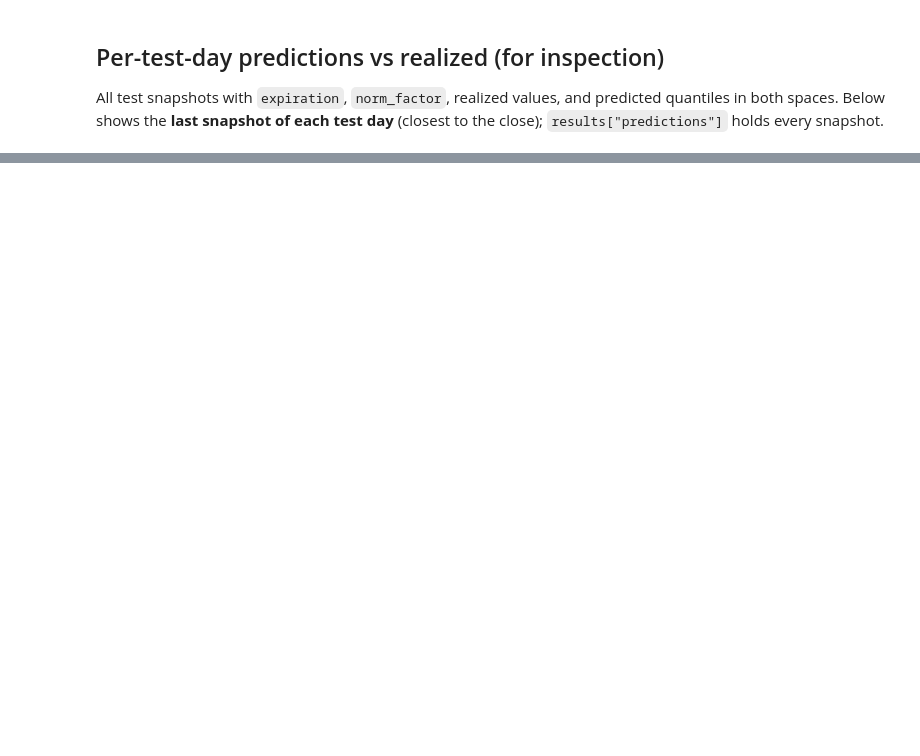
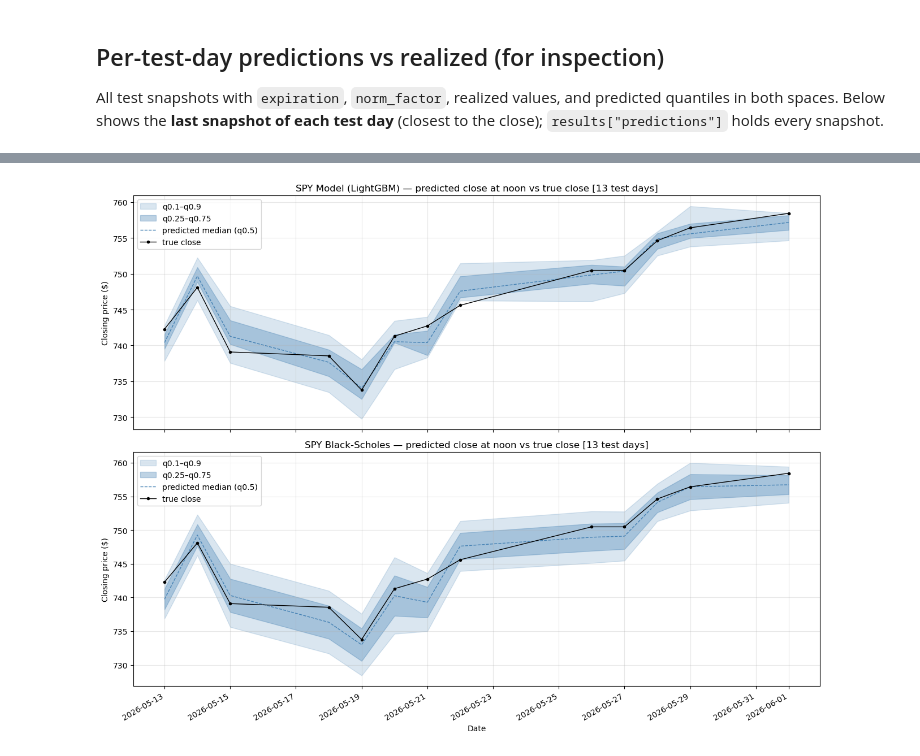
Before and after one commit to lezhou6/0dte-options-strategy, a Jupyter notebook: notebooks/11_train_v2.ipynb, the cells around one changed output, grey strips where cells are left out. Cells and saved outputs as stored; diff of their text form; code cells hidden in the pictures; blank space fills up the shorter version.

```diff
--- a/notebooks/11_train_v2.ipynb
+++ b/notebooks/11_train_v2.ipynb
@@ -759,0 +716,64 @@ KeyboardInterrupt:
+# %%
+# ── Predicted closing price at noon vs actual close — model & Black-Scholes (test days) ──
+# Reconstructs the close from each noon snapshot: close = underlying * exp(log_return),
+# where log_return = log_return_norm * norm_factor. Bands show the quantile fan.
+import matplotlib.pyplot as plt
+
+_symbol = os.path.basename(cfg.data_path).split(".")[0]
+_q = list(cfg.quantiles)
+_nq = len(_q)
+
+# Pooled test predictions hold the model's per-row quantiles in log-return space
+# (q{ql}_lr = pred_norm * norm_factor). Bring in underlying_price (spot) + ttm to rebuild prices.
+# If folds overlap (test_days > stride_days) the same snapshot repeats, so dedupe first.
+_src = load_dataset(cfg)[[cfg.group_col, "timestamp", cfg.underlying_col, BS_TTM_COL]]
+_p = (results["predictions"]
+      .drop_duplicates(subset=[cfg.group_col, "timestamp"])
+      .merge(_src, on=[cfg.group_col, "timestamp"], how="left"))
+assert _p[cfg.underlying_col].notna().all(), "underlying_price merge produced NaNs"
+
+_spot = _p[cfg.underlying_col].to_numpy()
+_nf = _p[cfg.norm_factor_col].to_numpy()
+
+_p["true_close"] = _spot * np.exp(_p["realized_log_return"].to_numpy())
+_bs_norm = bs_predict_quantiles(_p, cfg)                      # Black-Scholes, normalized space
+for j, ql in enumerate(_q):
+    _p[f"model_close_{j}"] = _spot * np.exp(_p[f"q{ql}_lr"].to_numpy())   # model: lr -> price
+    _p[f"bs_close_{j}"]    = _spot * np.exp(_bs_norm[:, j] * _nf)         # bs: norm -> lr -> price
+
+# one snapshot per test day: the one nearest noon
+_ts = pd.to_datetime(_p["timestamp"])
+_p = _p.assign(_dist=(_ts.dt.hour * 60 + _ts.dt.minute - 12 * 60).abs().to_numpy())
+_daily = (_p.sort_values([cfg.group_col, "_dist"])
+            .groupby(cfg.group_col, as_index=False)
+            .head(1)
+            .sort_values(cfg.group_col))
+_x = pd.to_datetime(_daily[cfg.group_col])
+_mid = _nq // 2  # median quantile index (=0.5 for the default symmetric set)
+
+
+def _fan(ax, prefix, title):
+    ax.fill_between(_x, _daily[f"{prefix}_0"], _daily[f"{prefix}_{_nq - 1}"],
+                    color="steelblue", alpha=0.20, label=f"q{_q[0]}–q{_q[-1]}")
+    if _nq >= 4:
+        ax.fill_between(_x, _daily[f"{prefix}_1"], _daily[f"{prefix}_{_nq - 2}"],
+                        color="steelblue", alpha=0.35, label=f"q{_q[1]}–q{_q[-2]}")
+    ax.plot(_x, _daily[f"{prefix}_{_mid}"], color="steelblue", linestyle="--",
+            linewidth=1, label=f"predicted median (q{_q[_mid]})")
+    ax.plot(_x, _daily["true_close"], color="black", marker="o", markersize=3,
+            linewidth=1, label="true close")
+    ax.set_ylabel("Closing price ($)")
+    ax.set_title(title)
+    ax.legend()
+    ax.grid(True, alpha=0.3)
+
+
+fig, axes = plt.subplots(2, 1, figsize=(13, 10), sharex=True)
+_fan(axes[0], "model_close", f"{_symbol} Model (LightGBM) — predicted close at noon vs true close [{len(_daily)} test days]")
+_fan(axes[1], "bs_close",    f"{_symbol} Black-Scholes — predicted close at noon vs true close [{len(_daily)} test days]")
+axes[-1].set_xlabel("Date")
+fig.autofmt_xdate()
+fig.tight_layout()
+plt.show()
+# %% [output]
+[figure, added]
```
Also changed, not shown: parts of 8 cells of this notebook, 1 other file.
